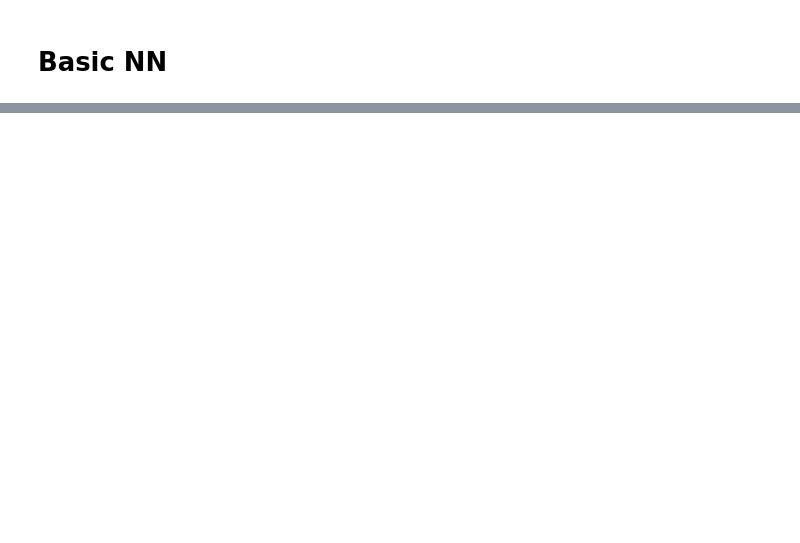
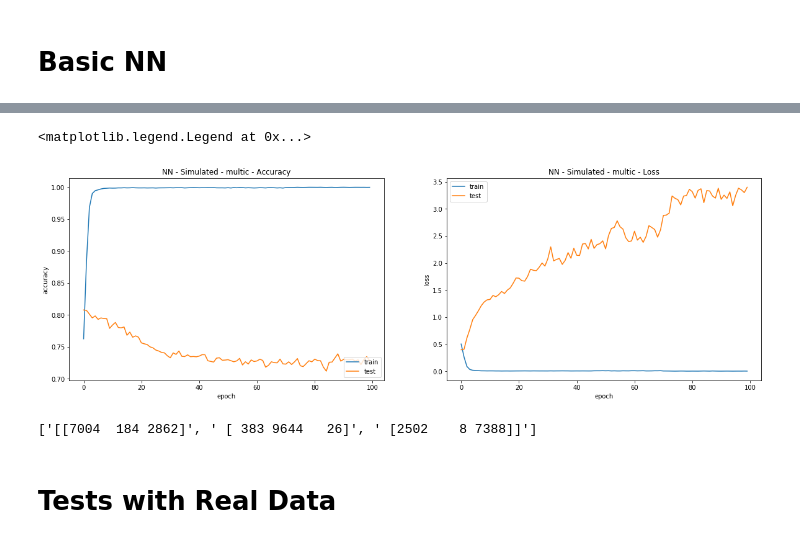
Before and after one commit to jtaylorz/attpc-event-classification, a Jupyter notebook: jupyter-notebooks/KerasModelPerformanceAnalysis_Thesis.ipynb, the cells around one changed output, grey strips where cells are left out. Drawn from its saved outputs; the diff is of its cells as text; code cells hidden in the pictures; blank space fills up the shorter version.

```diff
--- a/jupyter-notebooks/KerasModelPerformanceAnalysis_Thesis.ipynb
+++ b/jupyter-notebooks/KerasModelPerformanceAnalysis_Thesis.ipynb
@@ -58,0 +92,34 @@ print(basicNN_sim2sim_pC_cm)
+# %%
+basicNN_sim2sim_multic = open(results_path + 'NN/sim2sim/multic.txt','r')
+basicNN_sim2sim_multic_contents = basicNN_sim2sim_multic.read().split('\n')
+
+basicNN_sim2sim_multic_acc = ast.literal_eval(basicNN_sim2sim_multic_contents[1])
+basicNN_sim2sim_multic_val_acc = ast.literal_eval(basicNN_sim2sim_multic_contents[4])
+basicNN_sim2sim_multic_loss = ast.literal_eval(basicNN_sim2sim_multic_contents[7])
+basicNN_sim2sim_multic_val_loss = ast.literal_eval(basicNN_sim2sim_multic_contents[10])
+# %%
+fig, ax = plt.subplots(1, 2, squeeze=True, figsize=(20, 6))
+ax[0].plot(basicNN_sim2sim_multic_acc)
+ax[0].plot(basicNN_sim2sim_multic_val_acc)
+ax[0].set_title('NN - Simulated - multic - Accuracy')
+ax[0].set_ylabel('accuracy')
+ax[0].set_xlabel('epoch')
+ax[0].legend(['train', 'test'], loc='lower right')
+
+ax[1].plot(basicNN_sim2sim_multic_loss)
+ax[1].plot(basicNN_sim2sim_multic_val_loss)
+ax[1].set_title('NN - Simulated - multic - Loss')
+ax[1].set_ylabel('loss')
+ax[1].set_xlabel('epoch')
+ax[1].legend(['train', 'test'], loc='upper left')
+# %% [output]
+<matplotlib.legend.Legend at 0x...>
+[figure, added]
+# %%
+best_epoch = 3
+basicNN_sim2sim_multic_cm = getBestCMMultic(best_epoch, basicNN_sim2sim_multic_contents)
+print(basicNN_sim2sim_multic_cm)
+# %% [output]
+['[[7004  184 2862]', ' [ 383 9644   26]', ' [2502    8 7388]]']
+# %% [markdown]
+# Tests with Real Data
```
Also changed, not shown: parts of 77 cells of this notebook.
